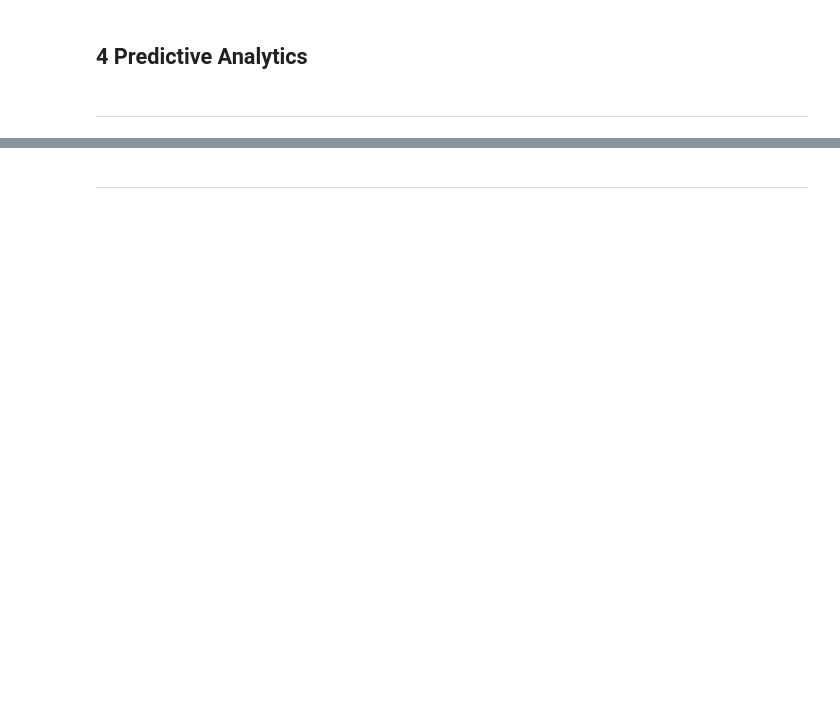
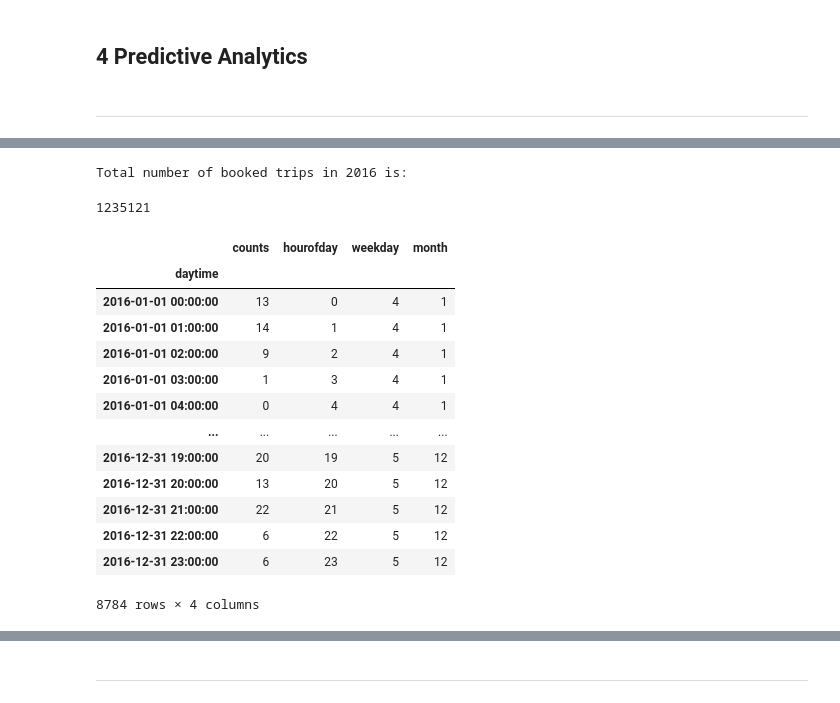
Before and after one commit to MoritzWagner13/Machine-Learning, a Jupyter notebook: Code_V1.5.ipynb, the cells around one changed output, grey strips where cells are left out. Cells and saved outputs as stored; diff of their text form; code cells hidden in the pictures; blank space fills up the shorter version.

```diff
--- a/Code_V1.5.ipynb
+++ b/Code_V1.5.ipynb
@@ -1143,0 +1206,40 @@ ___
+# %%
+pred_model = pd.read_csv("Pred_Model.csv")
+
+pred_model['start_time'] = pd.to_datetime(pred_model['start_time'])
+pred_model['end_time'] = pd.to_datetime(pred_model['end_time'])
+# %%
+pred_model_counts = pred_model.groupby([pd.Grouper(key='start_time', freq = 'H')]).size().to_frame('counts')
+
+print('Total number of booked trips in 2016 is:')
+pred_model_counts["counts"].sum()
+# %% [output]
+Total number of booked trips in 2016 is:
+1235121
+# %%
+# Make index to column to create day of week and month based on date
+pred_model_counts['index1'] = pred_model_counts.index
+pred_model_counts["hourofday"] = pred_model_counts["index1"].dt.hour
+pred_model_counts["weekday"] = pred_model_counts["index1"].dt.dayofweek
+pred_model_counts["month"] = pred_model_counts["index1"].dt.month
+
+pred_model_counts = pred_model_counts.drop('index1', axis=1)
+
+pred_model_counts.index.names = ['daytime']
+pred_model_counts.index = pd.to_datetime(pred_model_counts.index)
+pred_model_counts
+# %% [output]
+|  | counts | hourofday | weekday | month |
+| daytime |  |  |  |  |
+| 2016-01-01 00:00:00 | 13 | 0 | 4 | 1 |
+| 2016-01-01 01:00:00 | 14 | 1 | 4 | 1 |
+| 2016-01-01 02:00:00 | 9 | 2 | 4 | 1 |
+| 2016-01-01 03:00:00 | 1 | 3 | 4 | 1 |
+| 2016-01-01 04:00:00 | 0 | 4 | 4 | 1 |
+| ... | ... | ... | ... | ... |
+| 2016-12-31 19:00:00 | 20 | 19 | 5 | 12 |
+| 2016-12-31 20:00:00 | 13 | 20 | 5 | 12 |
+| 2016-12-31 21:00:00 | 22 | 21 | 5 | 12 |
+| 2016-12-31 22:00:00 | 6 | 22 | 5 | 12 |
+| 2016-12-31 23:00:00 | 6 | 23 | 5 | 12 |
+8784 rows × 4 columns
```
Also changed, not shown: parts of 89 cells of this notebook.
